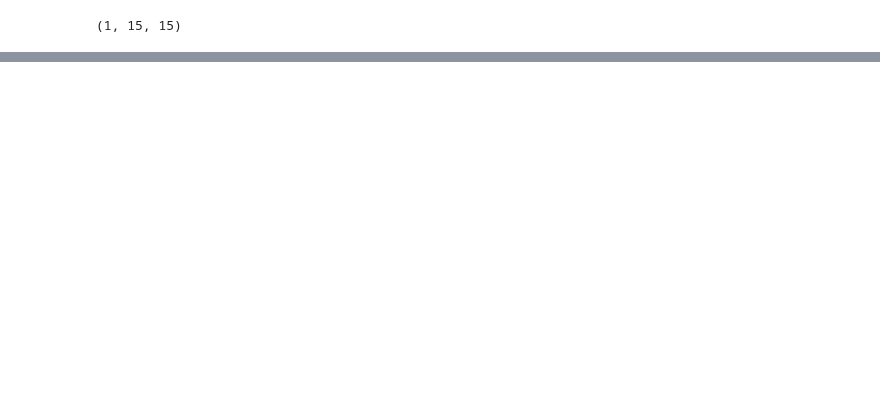
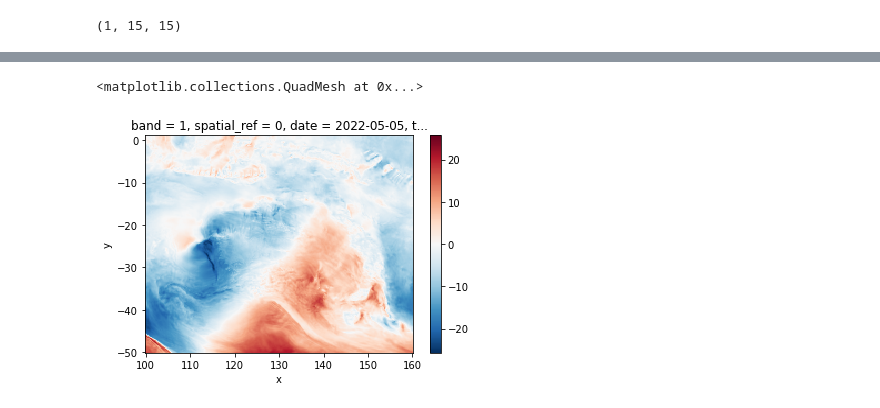
Before and after one commit to cesaraustralia/WindDispersalForecastTool, a Jupyter notebook: Scripts/GFS_data_visualise.ipynb, the cells around one changed output, grey strips where cells are left out. Cells and saved outputs as stored; diff of their text form; code cells hidden in the pictures; blank space fills up the shorter version.

```diff
--- a/Scripts/GFS_data_visualise.ipynb
+++ b/Scripts/GFS_data_visualise.ipynb
@@ -76,0 +83,30 @@ array([ 0.01605469, -0.23394531, -0.83394527])
+# %%
+li = []
+for i in files:
+    li.append(rio.open_rasterio(i))
+
+rr = xr.concat(li, dim = "band")
+# %%
+import rioxarray as rio
+from datetime import datetime
+import os
+
+# read wind data and keep their information
+def read_wind(path):
+    files = os.listdir(path)
+    rlist = []
+    for i in files:
+        name = os.path.join(path, i)
+        _, comp, date, time, fcst = i.split("_")
+        r = rio.open_rasterio(name).assign_coords(
+            {'date': datetime(int(date[0:4]), int(date[4:6]), int(date[6:8])),
+            'time':  str(time),
+            'Component': str(comp),
+            'Forecast': str(fcst)}
+        )
+        rlist.append(r)
+    stack = xr.concat(rlist, dim = "band")
+    return stack
+# %%
+rr = read_wind(path = "/home/rvalavi/Downloads/GFSdata/")
+rr
@@ -76,0 +145,5 @@ array([ 0.01605469, -0.23394531, -0.83394527])
+# %%
+(rr[0] + rr[1]).plot()
+# %% [output]
+<matplotlib.collections.QuadMesh at 0x...>
+[figure, added]
```
Also changed, not shown: parts of 10 cells of this notebook, 3 other files.
